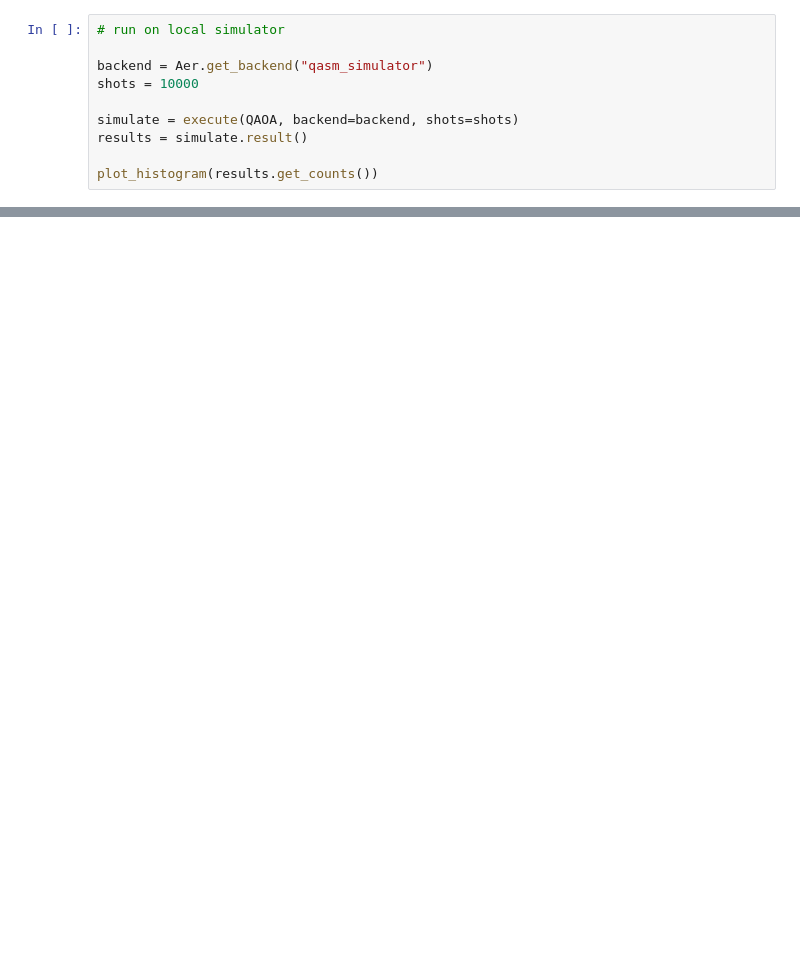
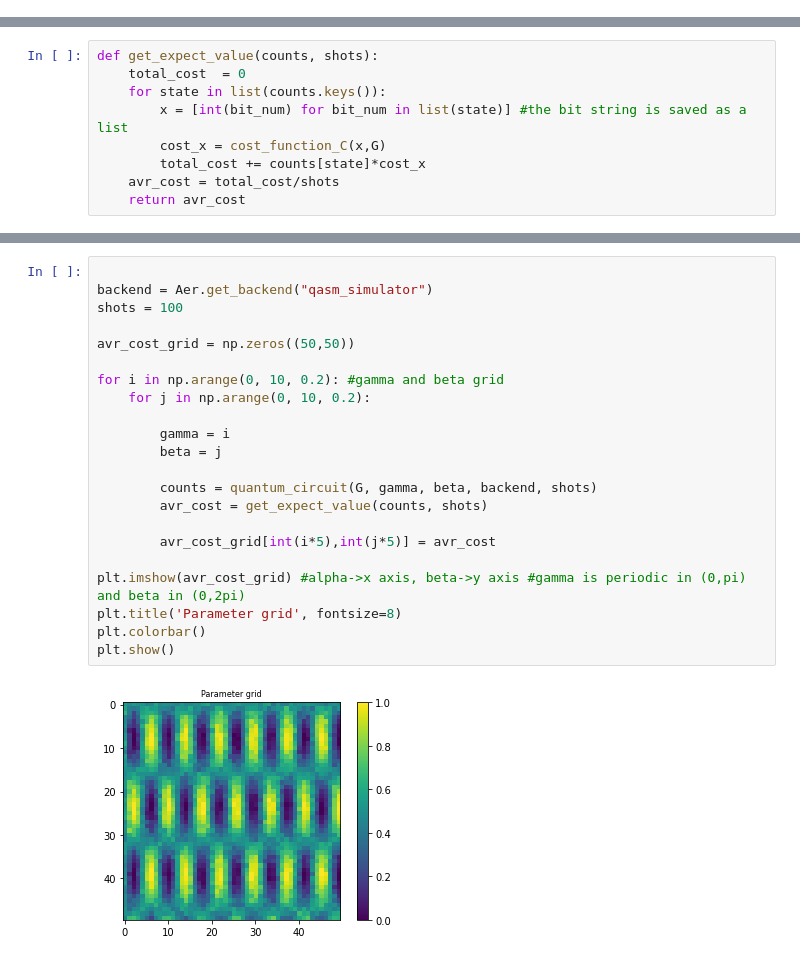
Before and after one commit to inafergra/QAOA-MaxCut, a Jupyter notebook: qiskit_example.ipynb, the cells around one changed output, grey strips where cells are left out. Cells and saved outputs as stored; diff of their text form; blank space fills up the shorter version.

```diff
--- a/qiskit_example.ipynb
+++ b/qiskit_example.ipynb
@@ -83,10 +36,0 @@ QAOA.draw(output='mpl')
-# %%
-# run on local simulator
-
-backend = Aer.get_backend("qasm_simulator")
-shots = 10000
-
-simulate = execute(QAOA, backend=backend, shots=shots)
-results = simulate.result()
-
-plot_histogram(results.get_counts())
@@ -94,0 +78,9 @@ plot_histogram(results.get_counts())
+# %%
+def get_expect_value(counts, shots):
+    total_cost  = 0
+    for state in list(counts.keys()):
+        x = [int(bit_num) for bit_num in list(state)] #the bit string is saved as a list
+        cost_x = cost_function_C(x,G)
+        total_cost += counts[state]*cost_x
+    avr_cost = total_cost/shots
+    return avr_cost
@@ -94,0 +91,24 @@ plot_histogram(results.get_counts())
+# %%
+
+backend = Aer.get_backend("qasm_simulator")
+shots = 100
+
+avr_cost_grid = np.zeros((50,50))
+
+for i in np.arange(0, 10, 0.2): #gamma and beta grid
+    for j in np.arange(0, 10, 0.2):
+
+        gamma = i
+        beta = j
+
+        counts = quantum_circuit(G, gamma, beta, backend, shots)
+        avr_cost = get_expect_value(counts, shots)
+
+        avr_cost_grid[int(i*5),int(j*5)] = avr_cost
+
+plt.imshow(avr_cost_grid) #alpha->x axis, beta->y axis #gamma is periodic in (0,pi) and beta in (0,2pi)
+plt.title('Parameter grid', fontsize=8)
+plt.colorbar()
+plt.show()
+# %% [output]
+[figure, added]
```
Also changed, not shown: parts of 21 cells of this notebook.
